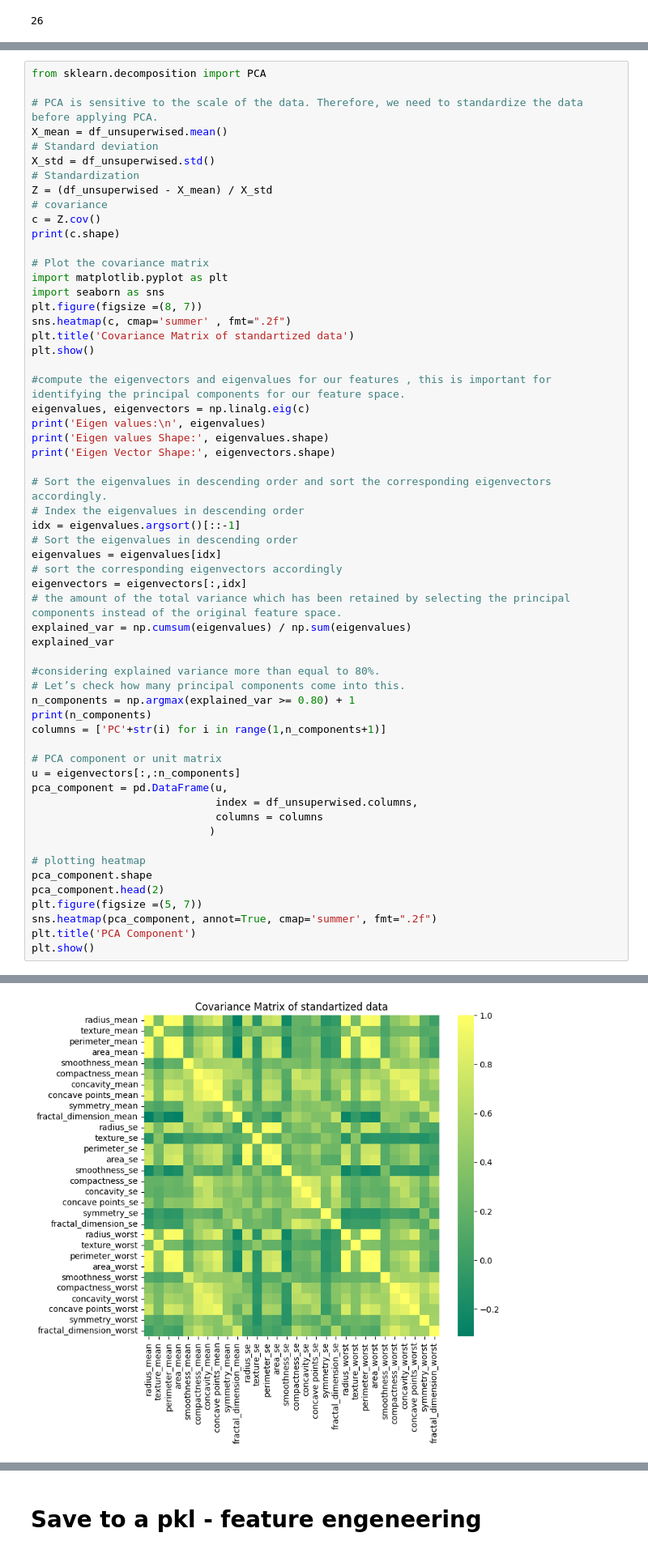
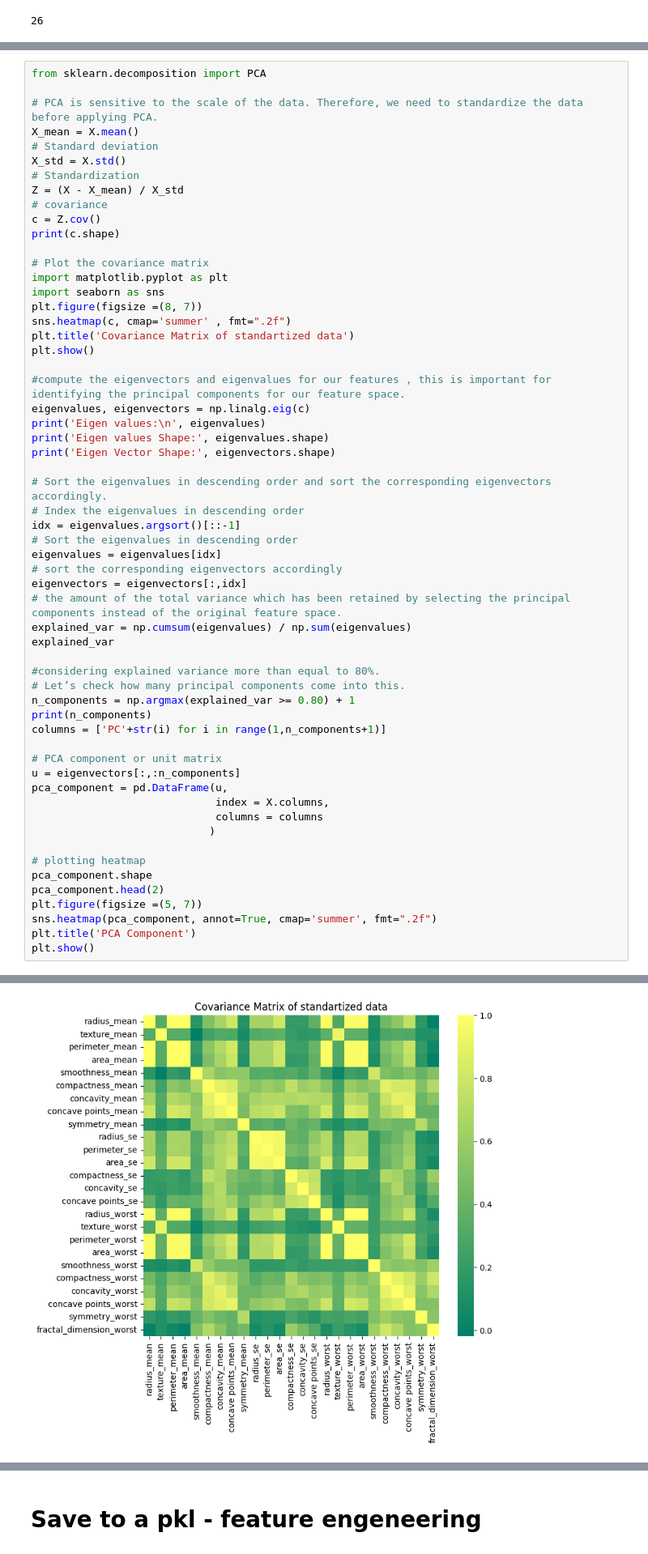
Before and after one commit to lmanov1/CancerPrediction, a Jupyter notebook: 4_FeatureEngeneering.ipynb, the cells around one changed output, grey strips where cells are left out. Shown at 81% size. Drawn from its saved outputs; the diff is of its cells as text.

```diff
--- a/4_FeatureEngeneering.ipynb
+++ b/4_FeatureEngeneering.ipynb
@@ -594,11 +589,11 @@ Rather than dropping some of the high-correlating features , we can use PCA - wh
 from sklearn.decomposition import PCA
 
 # PCA is sensitive to the scale of the data. Therefore, we need to standardize the data before applying PCA.
-X_mean = df_unsuperwised.mean()
+X_mean = X.mean()
 # Standard deviation
-X_std = df_unsuperwised.std()
+X_std = X.std()
 # Standardization
-Z = (df_unsuperwised - X_mean) / X_std
+Z = (X - X_mean) / X_std
 # covariance
 c = Z.cov()
 print(c.shape)
@@ -637,7 +632,7 @@ columns = ['PC'+str(i) for i in range(1,n_components+1)]
 # PCA component or unit matrix
 u = eigenvectors[:,:n_components]
 pca_component = pd.DataFrame(u,
-                             index = df_unsuperwised.columns,
+                             index = X.columns,
                              columns = columns
                             )
 
@@ -653,2 +648,2 @@ plt.show()
-[figure, old version]
+[figure, new version]
 Eigen values:
```
Also changed, not shown: parts of 6 cells of this notebook.
